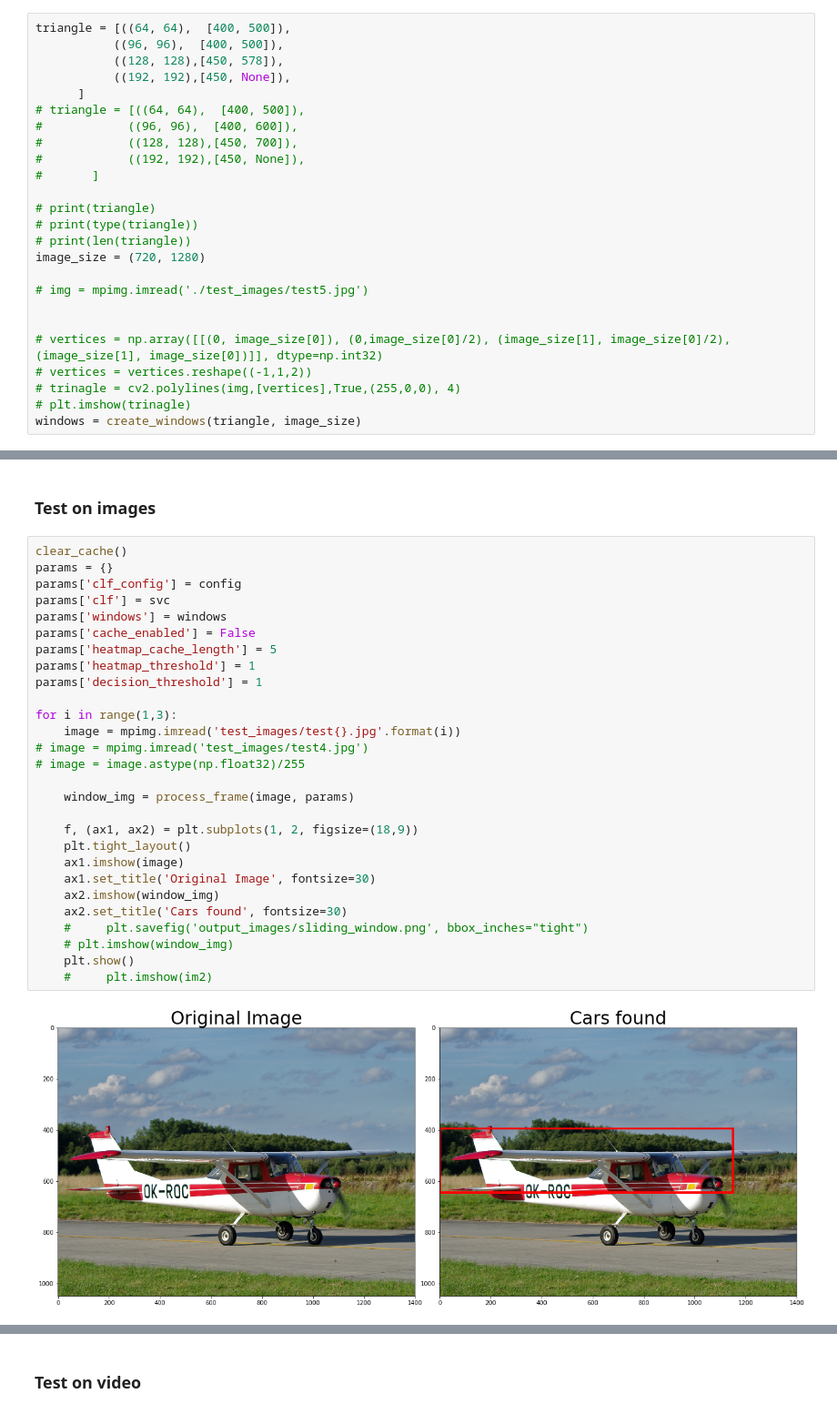
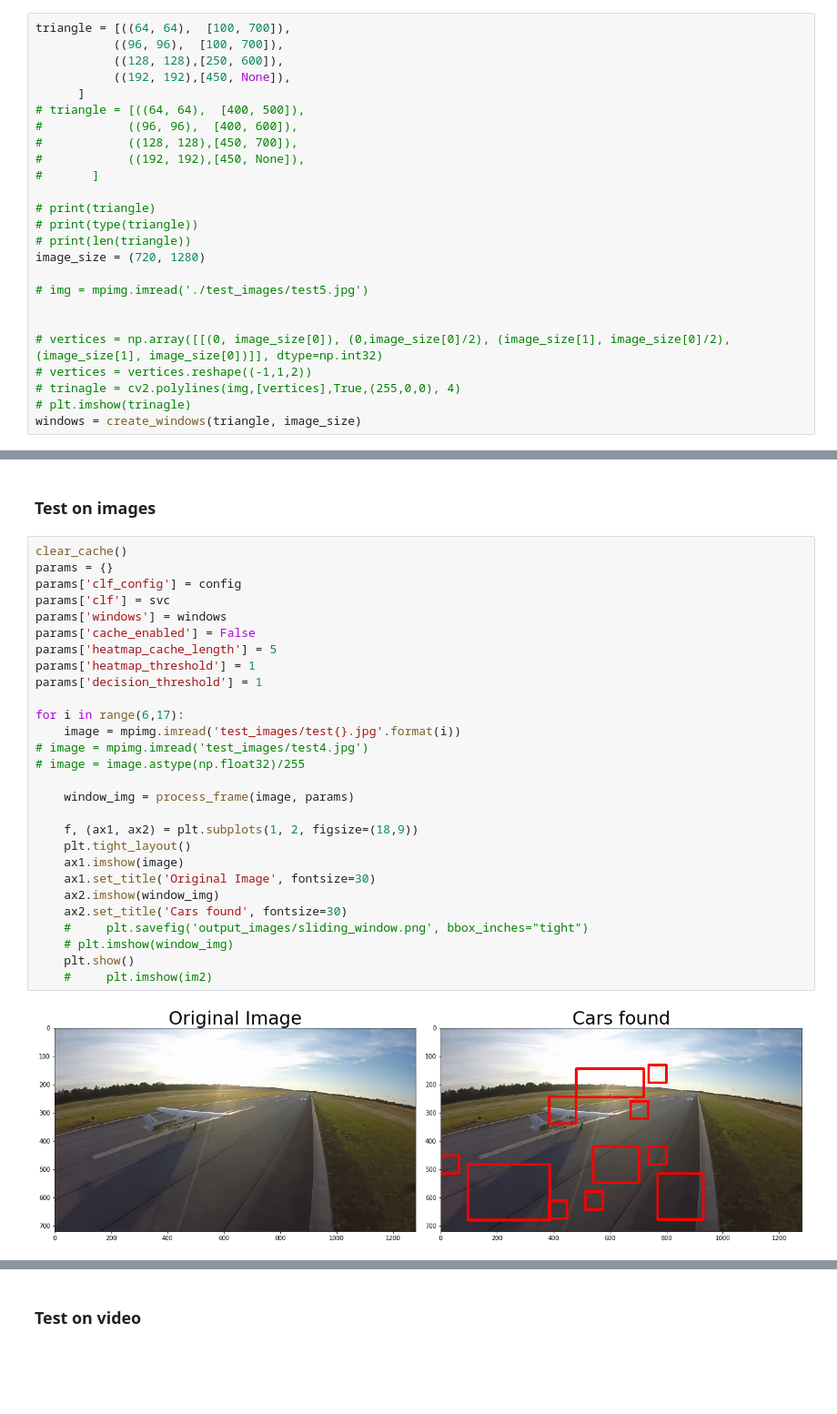
Before and after one commit to joelpou/runwaysignClassifier, a Jupyter notebook: aircraftDetection.ipynb, the cells around one changed output, grey strips where cells are left out. Shown at 91% size. Cells and saved outputs as stored; diff of their text form; blank space fills up the shorter version.

Commit message:
Added test video and test images. Added frame extraction function.

```diff
--- a/aircraftDetection.ipynb
+++ b/aircraftDetection.ipynb
@@ -51,9 +51,9 @@ print(config)
 # %% [markdown]
 ## Find windows
 # %%
-triangle = [((64, 64),  [400, 500]),
-           ((96, 96),  [400, 500]),
-           ((128, 128),[450, 578]),
+triangle = [((64, 64),  [100, 700]),
+           ((96, 96),  [100, 700]),
+           ((128, 128),[250, 600]),
            ((192, 192),[450, None]),
       ]
 # triangle = [((64, 64),  [400, 500]),
@@ -117,30 +117,30 @@ def clear_cache():
 # %%
 clear_cache()
 params = {}
 params['clf_config'] = config
 params['clf'] = svc
 params['windows'] = windows
 params['cache_enabled'] = False
 params['heatmap_cache_length'] = 5
 params['heatmap_threshold'] = 1
 params['decision_threshold'] = 1
 
-for i in range(1,3):
+for i in range(6,17):
     image = mpimg.imread('test_images/test{}.jpg'.format(i))
 # image = mpimg.imread('test_images/test4.jpg')
 # image = image.astype(np.float32)/255
 
     window_img = process_frame(image, params)
 
     f, (ax1, ax2) = plt.subplots(1, 2, figsize=(18,9))
     plt.tight_layout()
     ax1.imshow(image)
     ax1.set_title('Original Image', fontsize=30)
     ax2.imshow(window_img)
     ax2.set_title('Cars found', fontsize=30)
     #     plt.savefig('output_images/sliding_window.png', bbox_inches="tight")
     # plt.imshow(window_img)
     plt.show()
     #     plt.imshow(im2)
 # %% [output]
-[figure, old version]
+[figure, new version]
```
Also changed, not shown: parts of 4 cells of this notebook, 28 other files.
